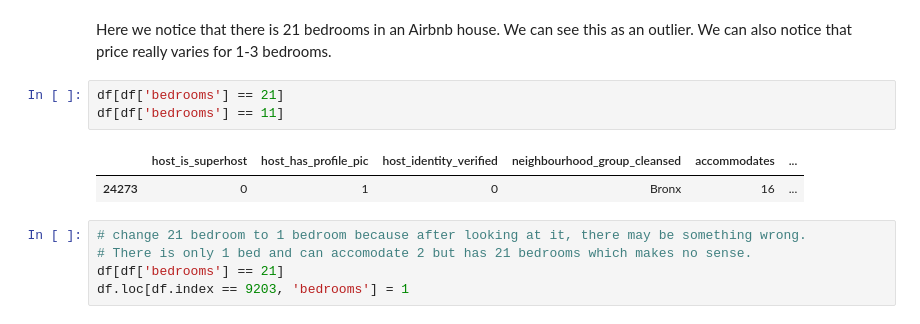
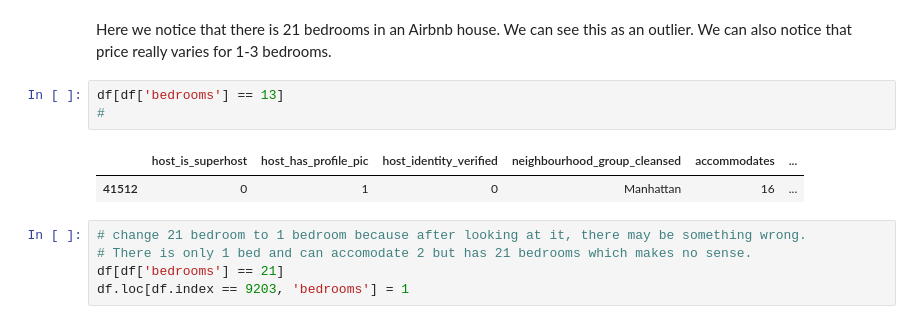
Before and after one commit to wooyounghong/airbnb_price_prediction, a Jupyter notebook: Wayne-EDA_Analysis.ipynb, the cells around one changed output. Saved outputs shown, nothing was run; the diff lists cells and outputs as text.

```diff
--- a/Wayne-EDA_Analysis.ipynb
+++ b/Wayne-EDA_Analysis.ipynb
@@ -71,11 +71,11 @@ ax.set(xlabel='Bedrooms', ylabel='Price',title='Bedrooms vs Price Distribution')
 # %% [markdown]
 Here we notice that there is 21 bedrooms in an Airbnb house. We can see this as an outlier. We can also notice that price really varies for 1-3 bedrooms.
 # %%
-df[df['bedrooms'] == 21]
-df[df['bedrooms'] == 11]
+df[df['bedrooms'] == 13]
+#
 # %% [output]
 |  | host_is_superhost | host_has_profile_pic | host_identity_verified | neighbourhood_group_cleansed | accommodates | ... |
-| 24273 | 0 | 1 | 0 | Bronx | 16 | ... |
+| 41512 | 0 | 1 | 0 | Manhattan | 16 | ... |
 # %%
 # change 21 bedroom to 1 bedroom because after looking at it, there may be something wrong.
 # There is only 1 bed and can accomodate 2 but has 21 bedrooms which makes no sense.
```
Also changed, not shown: parts of 8 cells of this notebook, 2 other files.
